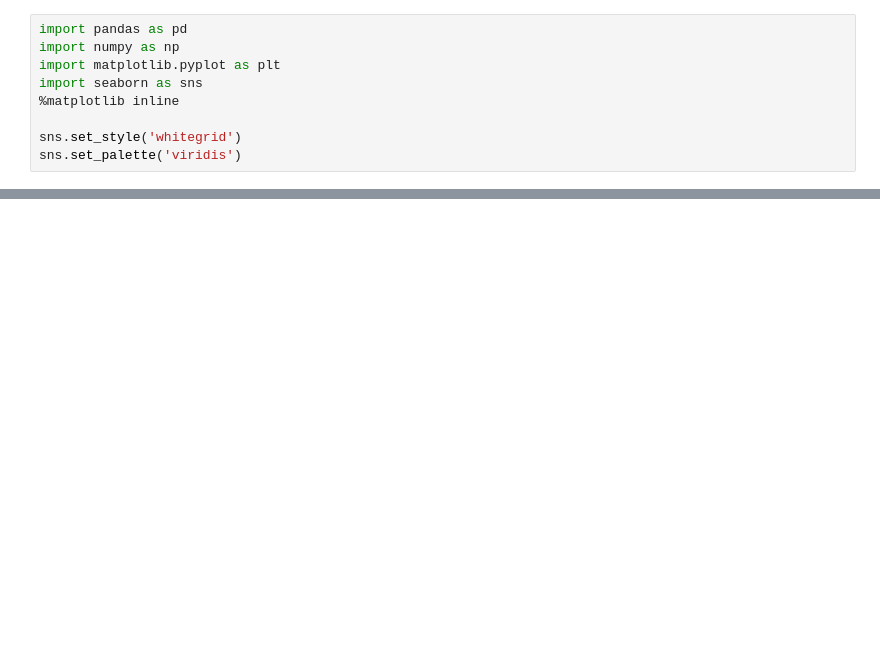
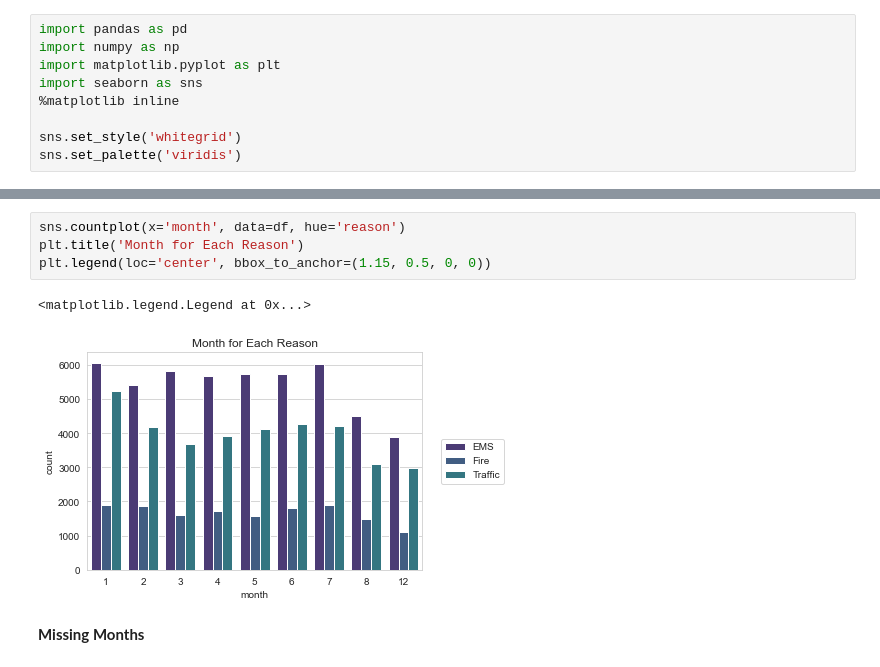
Before and after one commit to jafar-shodiq/mlearning-proj, a Jupyter notebook: project/exploring-911-calls/911.ipynb, the cells around one changed output, grey strips where cells are left out. Cells and saved outputs as stored; diff of their text form; blank space fills up the shorter version.

```diff
--- a/project/exploring-911-calls/911.ipynb
+++ b/project/exploring-911-calls/911.ipynb
@@ -36,0 +169,9 @@ df = pd.read_csv('')
+# %%
+sns.countplot(x='month', data=df, hue='reason')
+plt.title('Month for Each Reason')
+plt.legend(loc='center', bbox_to_anchor=(1.15, 0.5, 0, 0))
+# %% [output]
+<matplotlib.legend.Legend at 0x...>
+[figure, added]
+# %% [markdown]
+**Missing Months**
```
Also changed, not shown: parts of 48 cells of this notebook.
